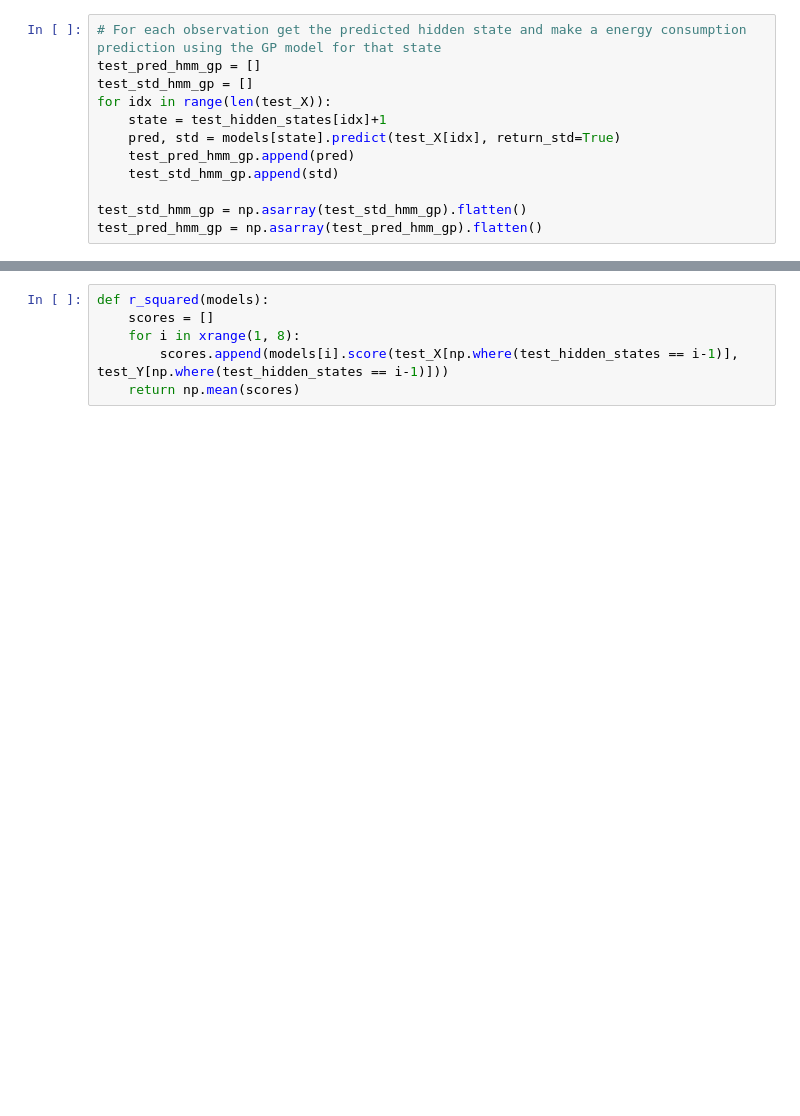
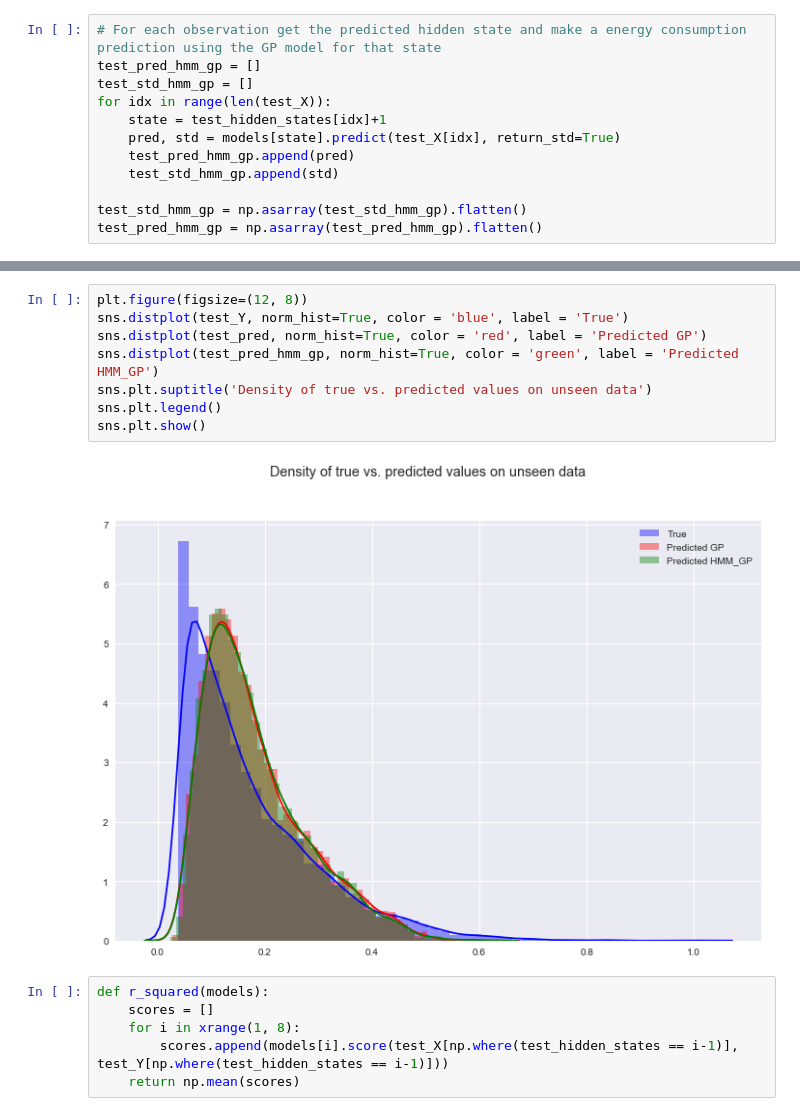
Before and after one commit to s-n-p/Energy_Consumption, a Jupyter notebook: Energy_Cons_NB.ipynb, the cells around one changed output, grey strips where cells are left out. Cells and saved outputs as stored; diff of their text form; blank space fills up the shorter version.

```diff
--- a/Energy_Cons_NB.ipynb
+++ b/Energy_Cons_NB.ipynb
@@ -310,4 +309,14 @@ print 'The percent of true values that fall within the confidence interval is ',
 The percent of true values that fall within the confidence interval is  94.4681861349 %
+# %%
+plt.figure(figsize=(12, 8))
+sns.distplot(test_Y, norm_hist=True, color = 'blue', label = 'True')
+sns.distplot(test_pred, norm_hist=True, color = 'red', label = 'Predicted GP')
+sns.distplot(test_pred_hmm_gp, norm_hist=True, color = 'green', label = 'Predicted HMM_GP')
+sns.plt.suptitle('Density of true vs. predicted values on unseen data')
+sns.plt.legend()
+sns.plt.show()
+# %% [output]
+[figure, added]
 # %%
 def r_squared(models):
     scores = []
```
Also changed, not shown: parts of 2 cells of this notebook.
